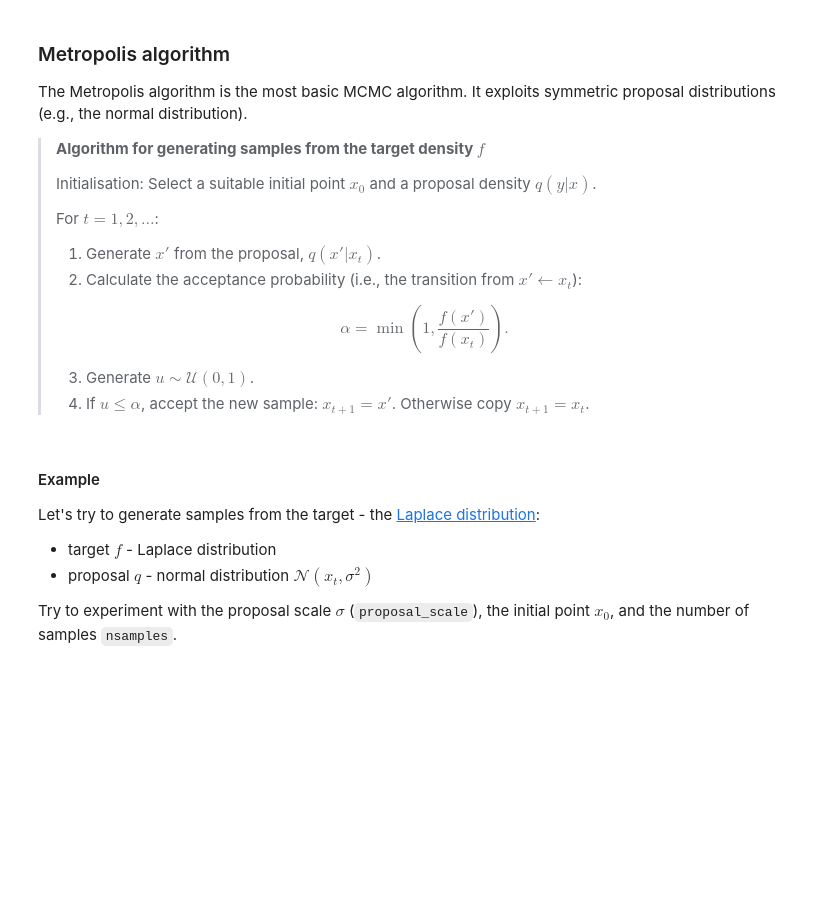
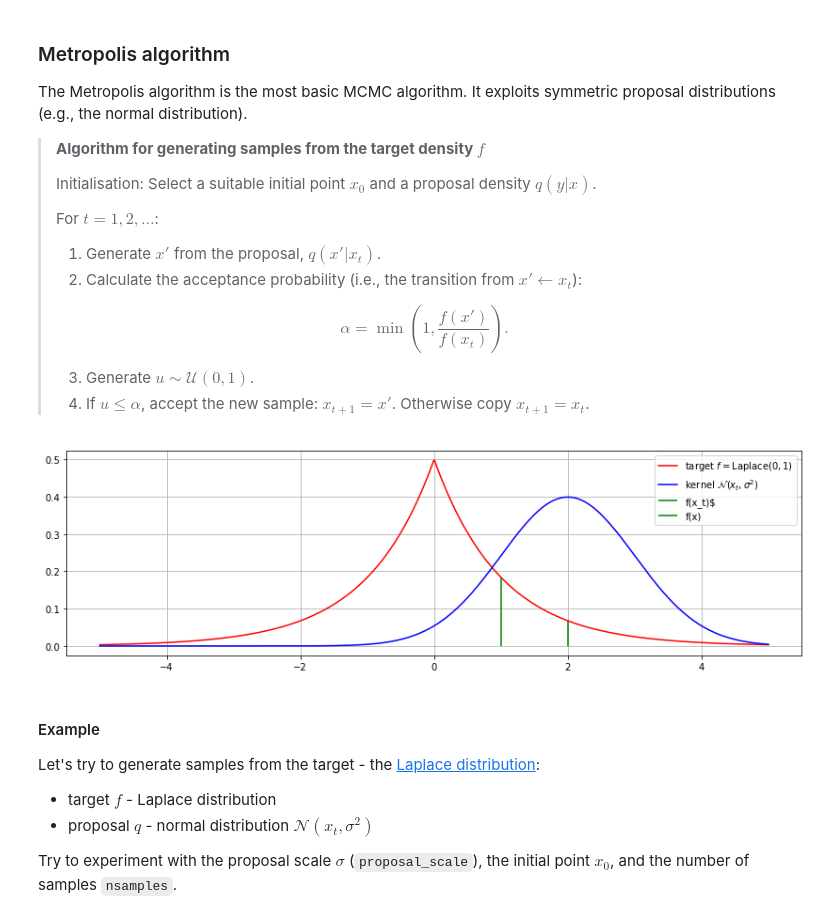
Before and after one commit to xkolk/ucu-ss, a Jupyter notebook: 2a.ipynb, the cells around one changed output. Saved outputs shown, nothing was run; the diff lists cells and outputs as text; code cells hidden in the pictures; blank space fills up the shorter version.

Commit message:
kernel

```diff
--- a/2a.ipynb
+++ b/2a.ipynb
@@ -79,6 +81,21 @@ $$
 >
 > 3. Generate $u\sim\mathcal{U}(0,1)$.
 > 4. If $u \leq \alpha$, accept the new sample: $x_{t+1} = x'$. Otherwise copy $x_{t+1}=x_t$.
+# %%
+xt = 2
+xnew = 1
+proposal_scale = 1
+
+xticks = np.linspace(-5, 5, 1000)
+plt.figure(figsize=(14,4))
+plt.plot(xticks, laplace.pdf(xticks), 'r', label=r"target $f = \mathrm{Laplace}(0, 1)$")
+plt.plot(xticks, norm.pdf(xticks, loc=xt, scale=proposal_scale), 'b', label=r"kernel $\mathcal{N}(x_t, \sigma^2)$")
+plt.vlines(xt, ymin=0, ymax=laplace.pdf(xt), color='green', label=r'f(x_t)$')
+plt.vlines(xnew, ymin=0, ymax=laplace.pdf(xnew), color='green', label=r'f(x)')
+plt.legend()
+plt.show()
+# %% [output]
+[figure, added]
 # %% [markdown]
 #### Example
 
```
Also changed, not shown: parts of 1 cell of this notebook.
